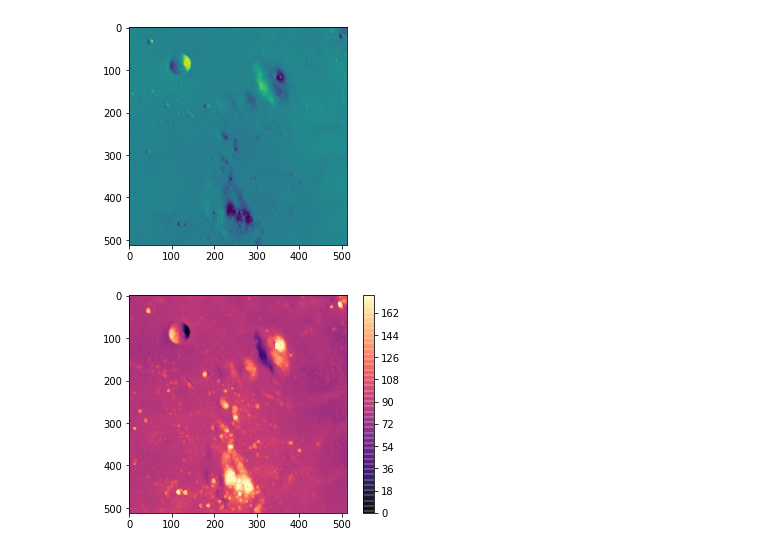
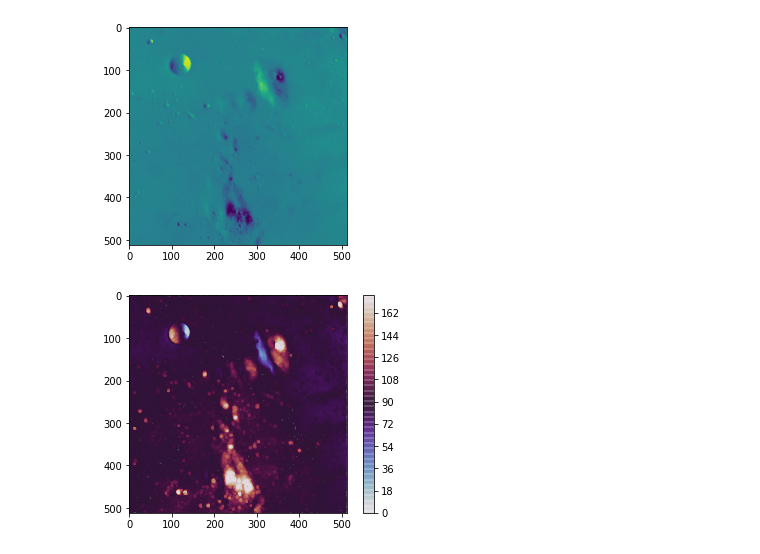
Before and after one commit to eugemoris/Procesamiento_de_imagenes, a Jupyter notebook: Tp2_Moris.ipynb, the cells around one changed output. Cells and saved outputs as stored; diff of their text form; code cells hidden in the pictures.

```diff
--- a/Tp2_Moris.ipynb
+++ b/Tp2_Moris.ipynb
@@ -148,12 +152,12 @@ Shape:  (512, 512)
 # %%
 #@title Choose a palettes. { run: "auto" }
 img = img.convert("P", palette=Image.ADAPTIVE, colors=256)
 def change_palletes(img,palette):
   plt.contour(img, cmap = palette, levels = list(range(np.min(img), np.max(img), 1)))
   cbar = plt.colorbar()
   plt.imshow(img)
 
-palette = 'magma' #@param ["binary","flag","prism", "twilight", "gist_ncar", "magma","binary"]
+palette = 'twilight' #@param ["binary","flag","prism", "twilight", "gist_ncar", "magma"]
 change_palletes(img,palette)
 # %% [output]
-[figure, old version]
+[figure, new version]
```
Also changed, not shown: parts of 2 cells of this notebook.
